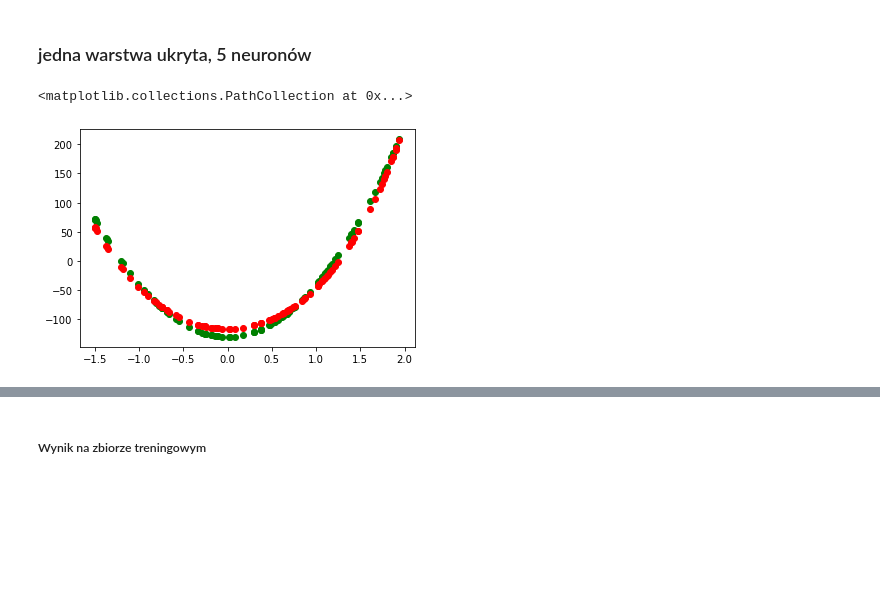
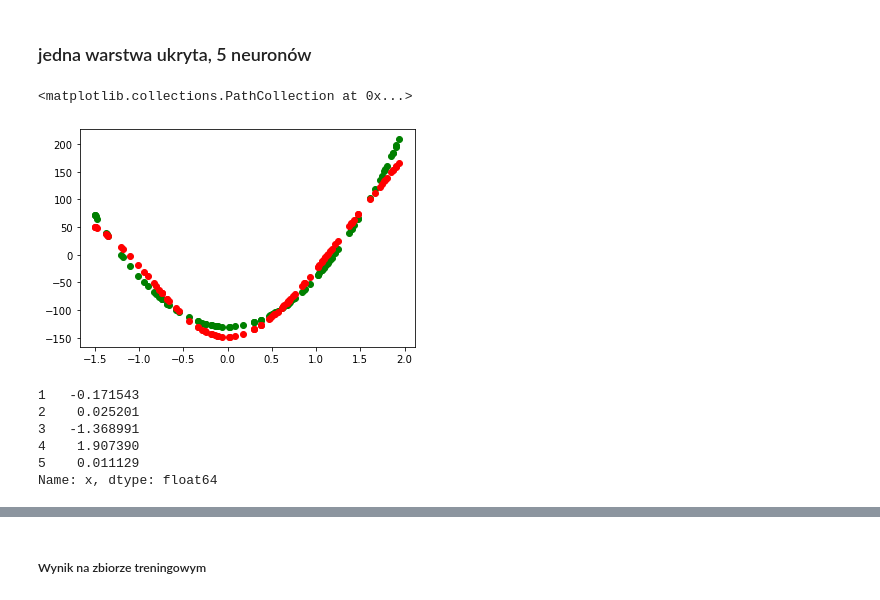
Before and after one commit to niladrem/mioad, a Jupyter notebook: lab02.ipynb, the cells around one changed output, grey strips where cells are left out. Drawn from its saved outputs; the diff is of its cells as text; code cells hidden in the pictures; blank space fills up the shorter version.

```diff
--- a/lab02.ipynb
+++ b/lab02.ipynb
@@ -15,12 +15,16 @@ class Neuron(ABC):
     def __init__(self, weights: list) -> None:
         self.weights = weights
         self.output = 0
+        self.deltas = []
         self.delta = 0
+        self.error = 0
+        self.input = 0
+        self.inputs = []
         if len(weights) < 2:
             logging.warning("Less than 2 weights. Are you sure?")
 
     def __repr__(self) -> str:
-        return "%s(weights: %s, output: %s, delta: %s)" % (self.name(), str(self.weights), str(self.output), str(self.delta))
+        return "%s(weights: %s, output: %s, delta: %s, error: %s)" % (self.name(), str(self.weights), str(self.output), str(self.delta), str(self.error))
 
     @abstractmethod
     def evaluate(self, input: list) -> float:
@@ -47,7 +51,9 @@ class Neuron(ABC):
 # pierwsza waga to waga biasu
 class LinearNeuron(Neuron):
     def evaluate(self, input: list) -> float:
-        self.output = Neuron.dot(self.weights, Neuron.add_one(input))
+        self.inputs = Neuron.add_one(input)
+        self.output = Neuron.dot(self.weights, self.inputs)
+        self.input = self.output
         return self.output
 
     def name(self) -> str:
@@ -59,7 +65,11 @@ class LinearNeuron(Neuron):
 
 class SigmoidNeuron(Neuron):
     def evaluate(self, input: list) -> float:
-        x = Neuron.dot(self.weights, Neuron.add_one(input))
+        self.inputs = Neuron.add_one(input)
+        x = Neuron.dot(self.weights, self.inputs)
+        self.input = x
+#         if abs(x) > 10:
+#             print("weights: %s, input: %s" % (self.weights, self.inputs))
         self.output = math.e ** x / (1 + math.e ** x)
         return self.output
 
@@ -284,21 +321,23 @@ test_df = pd.read_csv('./mio1/regression/square-simple-test.csv', index_col=0)
 # %% [markdown]
 ### jedna warstwa ukryta, 5 neuronów
 # %%
-mlp = Network(["sigmoid", "linear"], [1,5,1], [
-    [
-        [5, 1],
-        [1, 1],
-        [1, 1],
-        [1, 1],
-        [-5, 1]
-    ],
-    [
-        [9750,-10000,0,0,0,10000]
-    ]])
-y_pred = mlp.forward(np.expand_dims(train_df['x'], 1))
+np.random.seed(2137)
+mlp = Network(["sigmoid", "linear"], [1,10,1])
+mlp.train_network(np.expand_dims(train_df['x'], 1), np.expand_dims(train_df['y'], 1), n_epoch=500, l_rate=1e-2)
+
+y_pred = mlp.predict(np.expand_dims(train_df['x'], 1))
 y_pred = np.squeeze(y_pred)
 plt.scatter(train_df['x'], train_df['y'], color='green')
 plt.scatter(train_df['x'], y_pred, color='red')
 # %% [output]
 <matplotlib.collections.PathCollection at 0x...>
-[figure, old version]
+[figure, new version]
+# %%
+train_df['x'][:5]
+# %% [output]
+1   -0.171543
+2    0.025201
+3   -1.368991
+4    1.907390
+5    0.011129
+Name: x, dtype: float64
```
Also changed, not shown: parts of 11 cells of this notebook.
